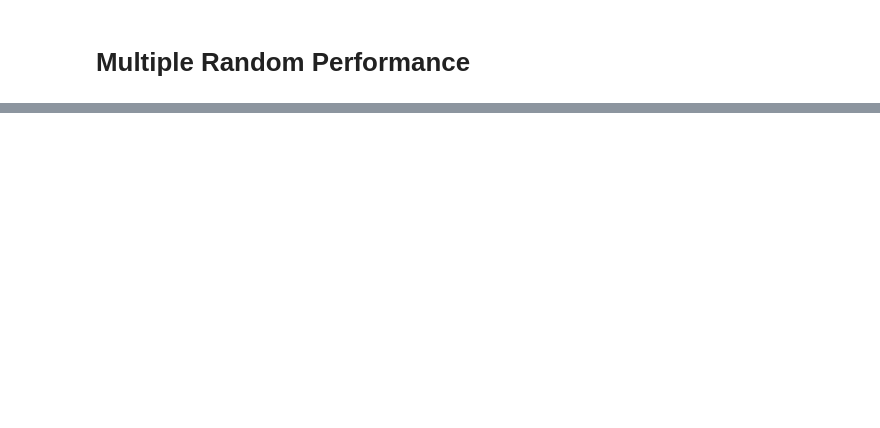
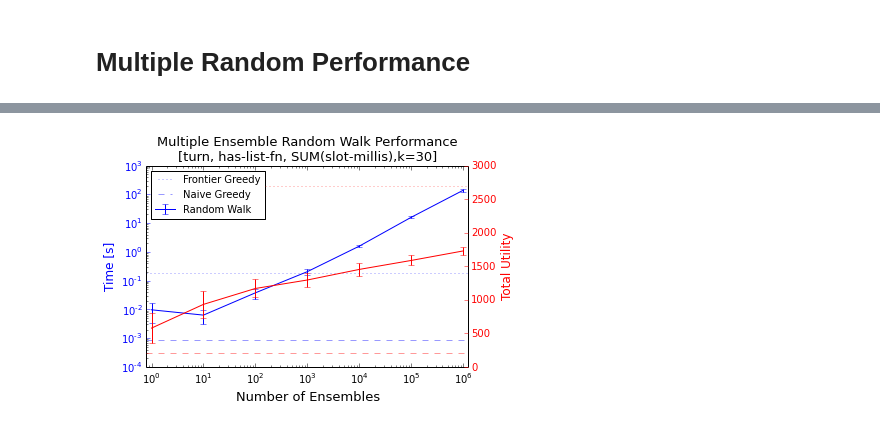
Before and after one commit to dorisjlee/viz-summarization, a Jupyter notebook: ipynb/BaselineExperimentsPlots.ipynb, the cells around one changed output, grey strips where cells are left out. Cells and saved outputs as stored; diff of their text form; code cells hidden in the pictures; blank space fills up the shorter version.

```diff
--- a/ipynb/BaselineExperimentsPlots.ipynb
+++ b/ipynb/BaselineExperimentsPlots.ipynb
@@ -155,0 +171,35 @@ plt.show()
+# %%
+frontier_greedy = [187711327/1e9,2700.52255654335]
+naive_greedy = [883536/1e9,206.59106254577637]
+# %%
+fig, ax1 = plt.subplots()
+plt.title("Multiple Ensemble Random Walk Performance \n[turn, has-list-fn, SUM(slot-millis),k=30]",fontsize=13)
+xmin = 0.8
+xmax = 10**6.1
+ax1.errorbar(avrg["iterations"], avrg["total_time"],yerr=stdev["total_time"],color='b',label="Random Walk")
+ax1.hlines(frontier_greedy[0],xmin,xmax,color="b",linestyles=':',alpha=0.4,label="Frontier Greedy")
+ax1.hlines(naive_greedy[0],xmin,xmax,color="b",linestyles='--',alpha=0.4,label="Naive Greedy")
+
+ax1.set_xscale("log", nonposx='clip')
+ax1.set_yscale("log", nonposy='clip')
+
+ax1.set_xlabel('Number of Ensembles',fontsize=13)
+
+ax1.set_ylabel('Time [s]', color='b',fontsize=12)
+ax1.tick_params('y', colors='b')
+
+ax2 = ax1.twinx()
+ax2.errorbar(avrg["iterations"], avrg["total_utility"],yerr=stdev["total_utility"],color='r')
+ax2.hlines(frontier_greedy[1],150,xmax,color="r",linestyles=':',alpha=0.4)
+ax2.hlines(naive_greedy[1],xmin,xmax,color="r",linestyles='--',alpha=0.4)
+ax2.set_xscale("log", nonposy='clip')
+ax2.set_ylabel('Total Utility', color='r',fontsize=12)
+ax2.tick_params('y', colors='r')
+plt.xlim(xmin,xmax)
+fig.tight_layout()
+legend = ax1.legend(numpoints=1,fontsize=10,loc="upper left")
+legend.set_zorder(1) # make it on top
+plt.show()
+fig.savefig("multiple_random_walk_performance_compared_with_other_algo.pdf")
+# %% [output]
+[figure, added]
```
Also changed, not shown: parts of 10 cells of this notebook, 2 other files.
